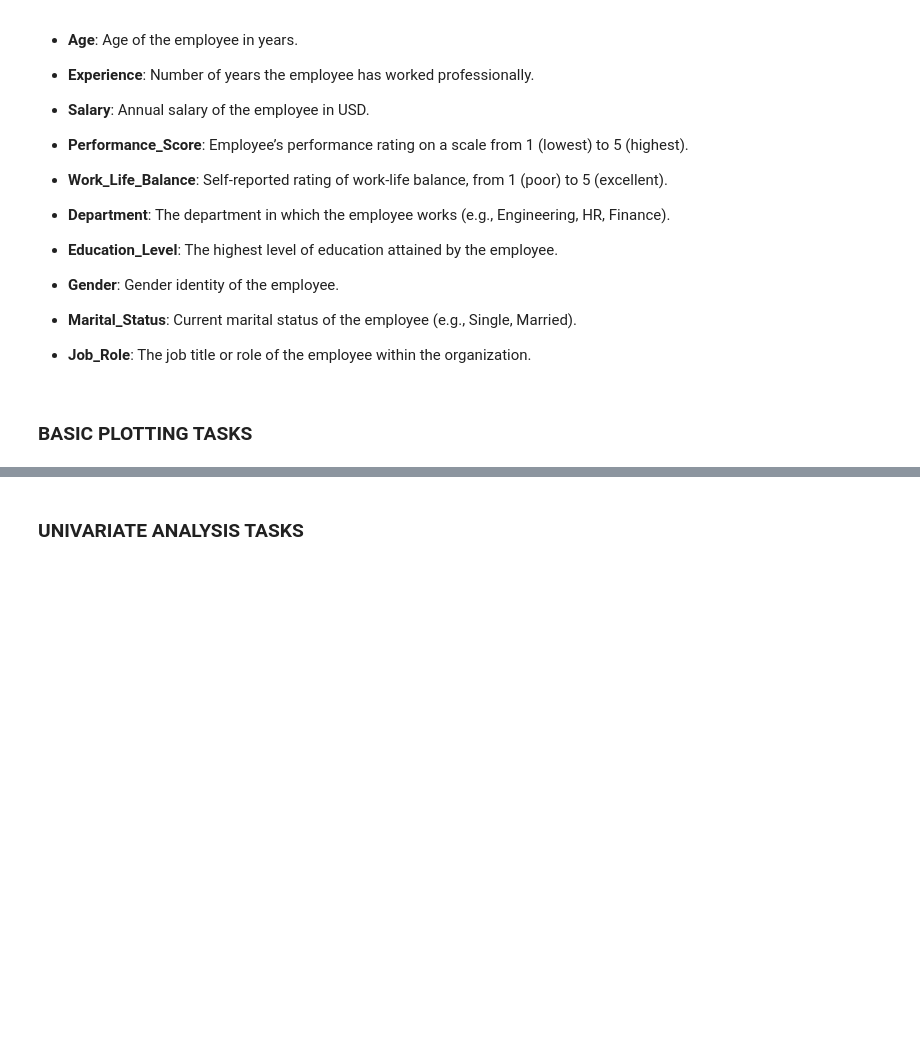
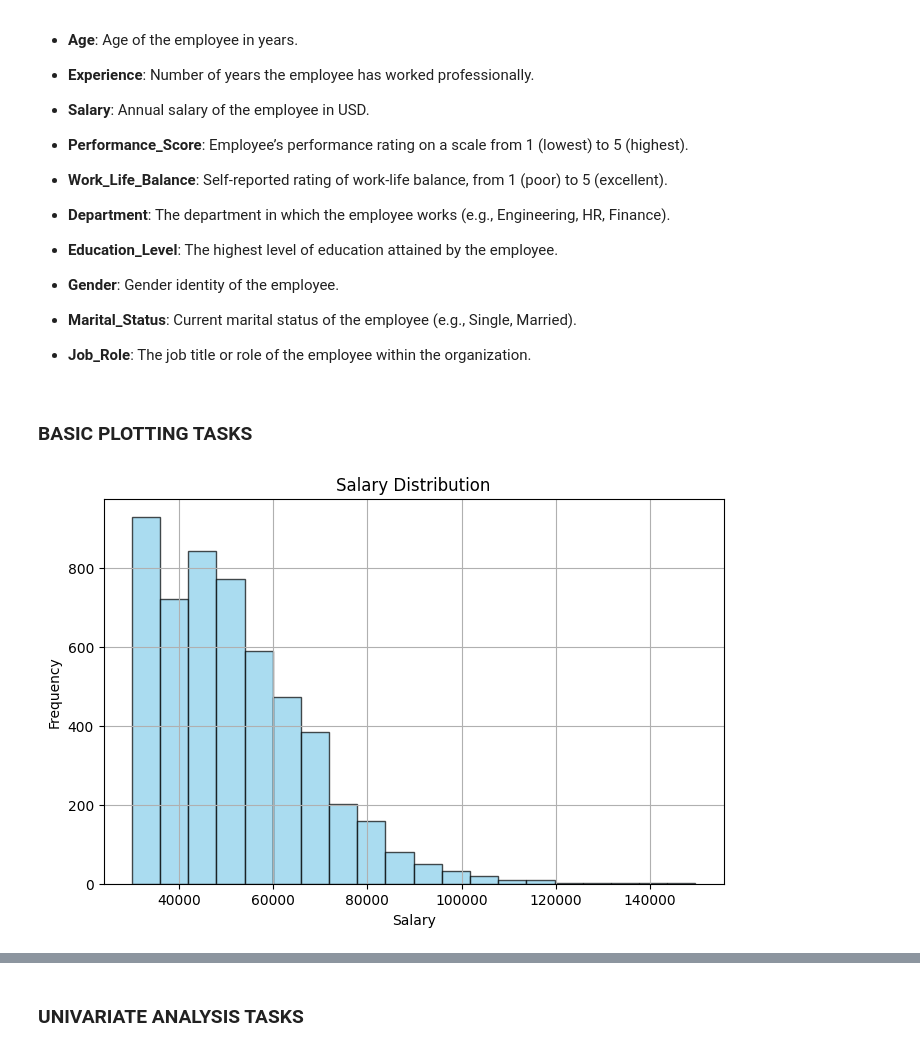
Before and after one commit to Sajan-coder039/class_assignments, a Jupyter notebook: DataVizualization_Student.ipynb, the cells around one changed output, grey strips where cells are left out. Saved outputs shown, nothing was run; the diff lists cells and outputs as text; code cells hidden in the pictures; blank space fills up the shorter version.

```diff
--- a/DataVizualization_Student.ipynb
+++ b/DataVizualization_Student.ipynb
@@ -54,12 +61,17 @@ df.head()
 # %%
 ### Ex-1-Task-1
 fig, ax = plt.subplots(figsize=(8, 5))
 # Plot a histogram to explore the distribution of salaries in the dataset.
 # Keep the title of the plot "Salary Distribution"
 ### BEGIN SOLUTION
-# YOUR CODE HERE
-raise NotImplementedError()
+ax.hist(df['Salary'], bins=20, color='skyblue', edgecolor='black', alpha=0.7)
+ax.set_xlabel('Salary')
+ax.set_ylabel('Frequency')
+ax.set_title('Salary Distribution')
+ax.grid(True)
 ### END SOLUTION
+# %% [output]
+[figure, added]
 # %%
 # INTENTIONALLY LEFT BLANK
 # %%
```
Also changed, not shown: parts of 9 cells of this notebook, 13 other files.
